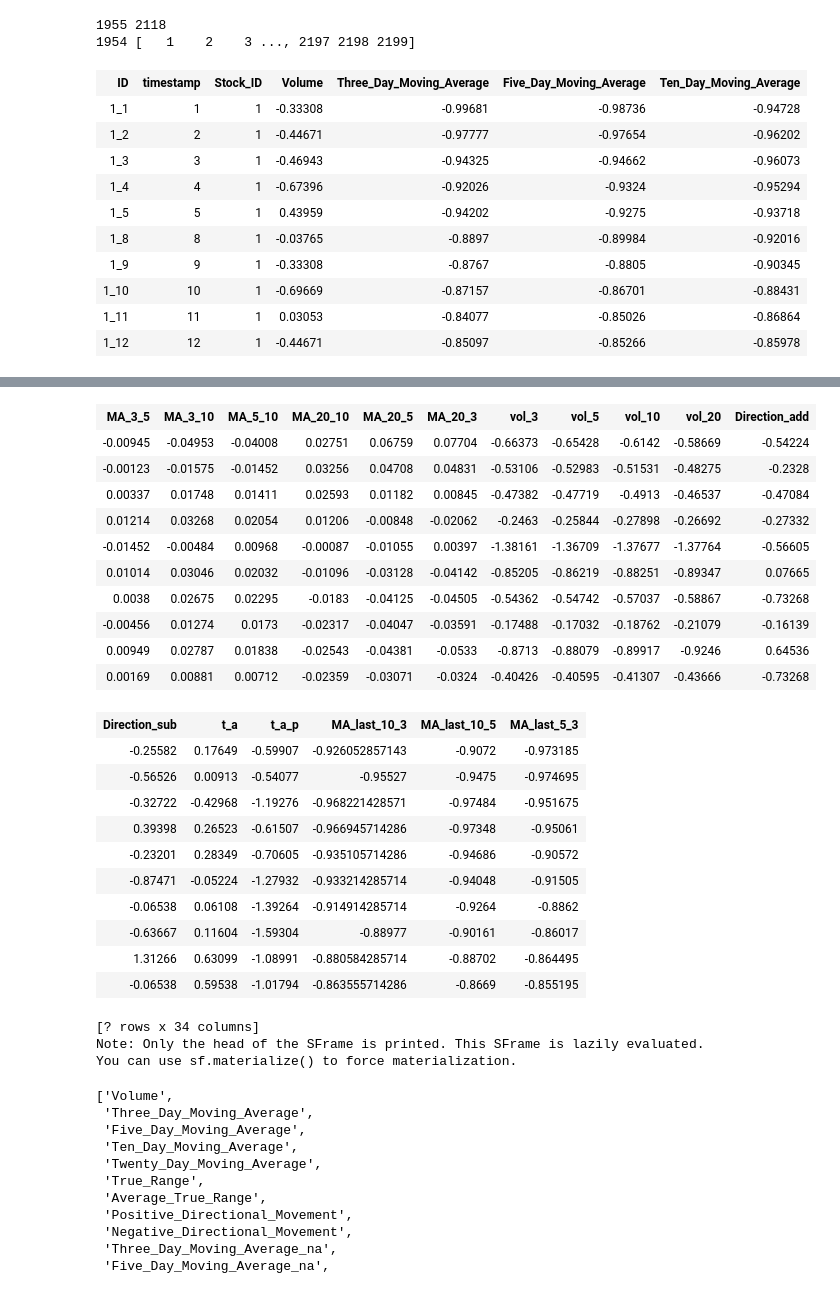
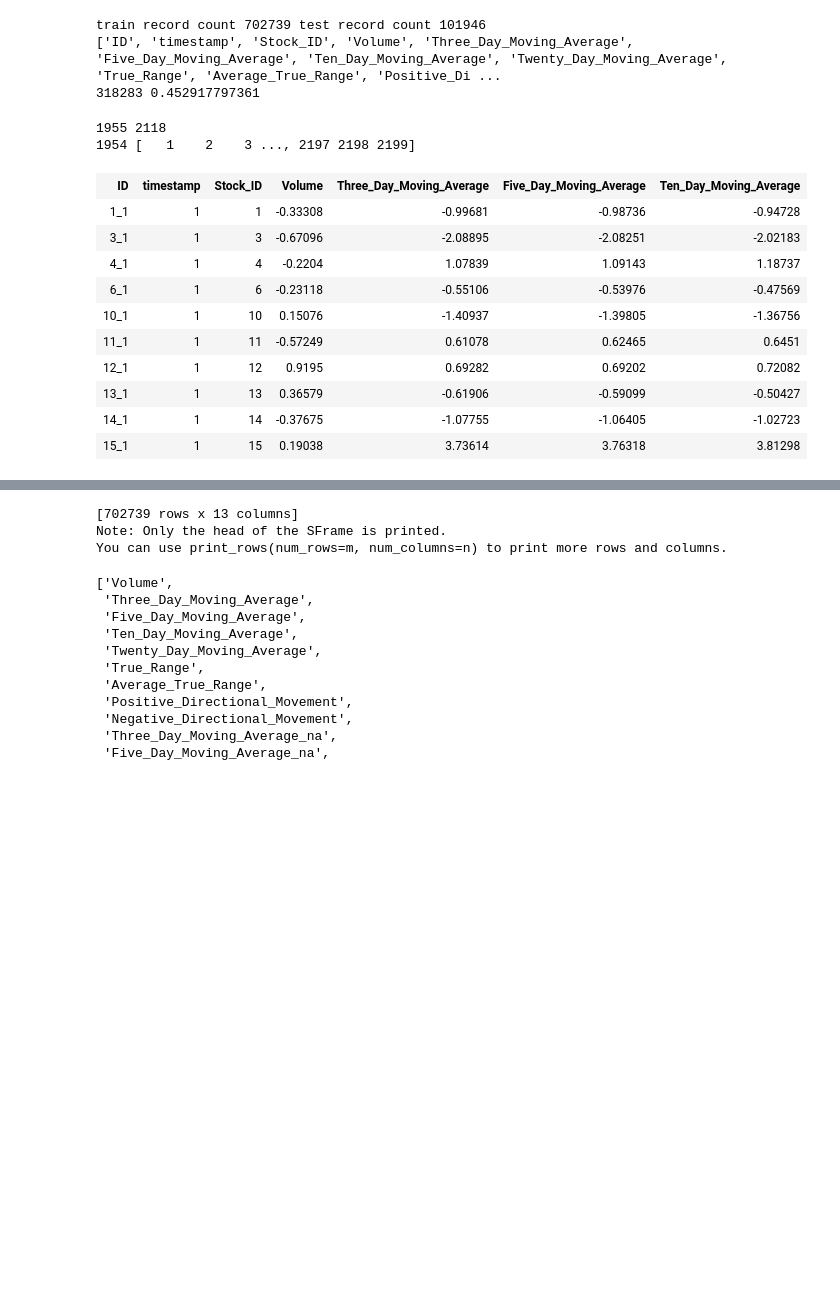
Before and after one commit to madeinquant/ML_DS_Catalog-, a Jupyter notebook: AV/Rampaging Datahulk.ipynb, the cells around one changed output, grey strips where cells are left out. Saved outputs shown, nothing was run; the diff lists cells and outputs as text; code cells hidden in the pictures; blank space fills up the shorter version.

```diff
--- a/AV/Rampaging Datahulk.ipynb
+++ b/AV/Rampaging Datahulk.ipynb
@@ -31,7 +31,11 @@ Parsing completed. Parsed 101946 lines in 0.171224 secs.
 # %%
-#print 'train record count',len(train),'test record count',len(test)
-#print train.column_names()
-#print len(train[train['Outcome'] == 1]),len(train[train['Outcome'] == 1])/float(len(train))
+print ('train record count',len(train),'test record count',len(test))
+print (train.column_names())
+print (len(train[train['Outcome'] == 1]),len(train[train['Outcome'] == 1])/float(len(train)))
+# %% [output]
+train record count 702739 test record count 101946
+['ID', 'timestamp', 'Stock_ID', 'Volume', 'Three_Day_Moving_Average', 'Five_Day_Moving_Average', 'Ten_Day_Moving_Average', 'Twenty_Day_Moving_Average', 'True_Range', 'Average_True_Range', 'Positive_Di ...
+318283 0.452917797361
 # %%
 train[train['Stock_ID'] == 1]
 stock_train = train['Stock_ID'].unique()
@@ -44,18 +48,18 @@ print len(stock_common),stock_common
 1955 2118
 1954 [   1    2    3 ..., 2197 2198 2199]
 # %%
-train['Stock_ids']
+train
 # %% [output]
 | ID | timestamp | Stock_ID | Volume | Three_Day_Moving_Average | Five_Day_Moving_Average | Ten_Day_Moving_Average |
 | 1_1 | 1 | 1 | -0.33308 | -0.99681 | -0.98736 | -0.94728 |
-| 1_2 | 2 | 1 | -0.44671 | -0.97777 | -0.97654 | -0.96202 |
-| 1_3 | 3 | 1 | -0.46943 | -0.94325 | -0.94662 | -0.96073 |
-| 1_4 | 4 | 1 | -0.67396 | -0.92026 | -0.9324 | -0.95294 |
-| 1_5 | 5 | 1 | 0.43959 | -0.94202 | -0.9275 | -0.93718 |
-| 1_8 | 8 | 1 | -0.03765 | -0.8897 | -0.89984 | -0.92016 |
-| 1_9 | 9 | 1 | -0.33308 | -0.8767 | -0.8805 | -0.90345 |
-| 1_10 | 10 | 1 | -0.69669 | -0.87157 | -0.86701 | -0.88431 |
-| 1_11 | 11 | 1 | 0.03053 | -0.84077 | -0.85026 | -0.86864 |
-| 1_12 | 12 | 1 | -0.44671 | -0.85097 | -0.85266 | -0.85978 |
+| 3_1 | 1 | 3 | -0.67096 | -2.08895 | -2.08251 | -2.02183 |
+| 4_1 | 1 | 4 | -0.2204 | 1.07839 | 1.09143 | 1.18737 |
+| 6_1 | 1 | 6 | -0.23118 | -0.55106 | -0.53976 | -0.47569 |
+| 10_1 | 1 | 10 | 0.15076 | -1.40937 | -1.39805 | -1.36756 |
+| 11_1 | 1 | 11 | -0.57249 | 0.61078 | 0.62465 | 0.6451 |
+| 12_1 | 1 | 12 | 0.9195 | 0.69282 | 0.69202 | 0.72082 |
+| 13_1 | 1 | 13 | 0.36579 | -0.61906 | -0.59099 | -0.50427 |
+| 14_1 | 1 | 14 | -0.37675 | -1.07755 | -1.06405 | -1.02723 |
+| 15_1 | 1 | 15 | 0.19038 | 3.73614 | 3.76318 | 3.81298 |
 | Twenty_Day_Moving_Average | True_Range | Average_True_Range | Positive_Directional_Move ment ... | Negative_Directional_Move ment ... |
 | -0.91977 | -0.21129 | -0.38778 | -0.39903 | -0.14321 |
@@ -82,28 +86,6 @@ train['Stock_ids']
-| MA_3_5 | MA_3_10 | MA_5_10 | MA_20_10 | MA_20_5 | MA_20_3 | vol_3 | vol_5 | vol_10 | vol_20 | Direction_add |
-| -0.00945 | -0.04953 | -0.04008 | 0.02751 | 0.06759 | 0.07704 | -0.66373 | -0.65428 | -0.6142 | -0.58669 | -0.54224 |
-| -0.00123 | -0.01575 | -0.01452 | 0.03256 | 0.04708 | 0.04831 | -0.53106 | -0.52983 | -0.51531 | -0.48275 | -0.2328 |
-| 0.00337 | 0.01748 | 0.01411 | 0.02593 | 0.01182 | 0.00845 | -0.47382 | -0.47719 | -0.4913 | -0.46537 | -0.47084 |
-| 0.01214 | 0.03268 | 0.02054 | 0.01206 | -0.00848 | -0.02062 | -0.2463 | -0.25844 | -0.27898 | -0.26692 | -0.27332 |
-| -0.01452 | -0.00484 | 0.00968 | -0.00087 | -0.01055 | 0.00397 | -1.38161 | -1.36709 | -1.37677 | -1.37764 | -0.56605 |
-| 0.01014 | 0.03046 | 0.02032 | -0.01096 | -0.03128 | -0.04142 | -0.85205 | -0.86219 | -0.88251 | -0.89347 | 0.07665 |
-| 0.0038 | 0.02675 | 0.02295 | -0.0183 | -0.04125 | -0.04505 | -0.54362 | -0.54742 | -0.57037 | -0.58867 | -0.73268 |
-| -0.00456 | 0.01274 | 0.0173 | -0.02317 | -0.04047 | -0.03591 | -0.17488 | -0.17032 | -0.18762 | -0.21079 | -0.16139 |
-| 0.00949 | 0.02787 | 0.01838 | -0.02543 | -0.04381 | -0.0533 | -0.8713 | -0.88079 | -0.89917 | -0.9246 | 0.64536 |
-| 0.00169 | 0.00881 | 0.00712 | -0.02359 | -0.03071 | -0.0324 | -0.40426 | -0.40595 | -0.41307 | -0.43666 | -0.73268 |
-| Direction_sub | t_a | t_a_p | MA_last_10_3 | MA_last_10_5 | MA_last_5_3 |
-| -0.25582 | 0.17649 | -0.59907 | -0.926052857143 | -0.9072 | -0.973185 |
-| -0.56526 | 0.00913 | -0.54077 | -0.95527 | -0.9475 | -0.974695 |
-| -0.32722 | -0.42968 | -1.19276 | -0.968221428571 | -0.97484 | -0.951675 |
-| 0.39398 | 0.26523 | -0.61507 | -0.966945714286 | -0.97348 | -0.95061 |
-| -0.23201 | 0.28349 | -0.70605 | -0.935105714286 | -0.94686 | -0.90572 |
-| -0.87471 | -0.05224 | -1.27932 | -0.933214285714 | -0.94048 | -0.91505 |
-| -0.06538 | 0.06108 | -1.39264 | -0.914914285714 | -0.9264 | -0.8862 |
-| -0.63667 | 0.11604 | -1.59304 | -0.88977 | -0.90161 | -0.86017 |
-| 1.31266 | 0.63099 | -1.08991 | -0.880584285714 | -0.88702 | -0.864495 |
-| -0.06538 | 0.59538 | -1.01794 | -0.863555714286 | -0.8669 | -0.855195 |
-[? rows x 34 columns]
-Note: Only the head of the SFrame is printed. This SFrame is lazily evaluated.
-You can use sf.materialize() to force materialization.
+[702739 rows x 13 columns]
+Note: Only the head of the SFrame is printed.
+You can use print_rows(num_rows=m, num_columns=n) to print more rows and columns.
 # %%
 def std_compute(row):
     return np.std([np.int(row['Three_Day_Moving_Average']),np.int(row['Five_Day_Moving_Average']),np.int(row['Ten_Day_Moving_Average'])])
```
Also changed, not shown: parts of 3 cells of this notebook.
